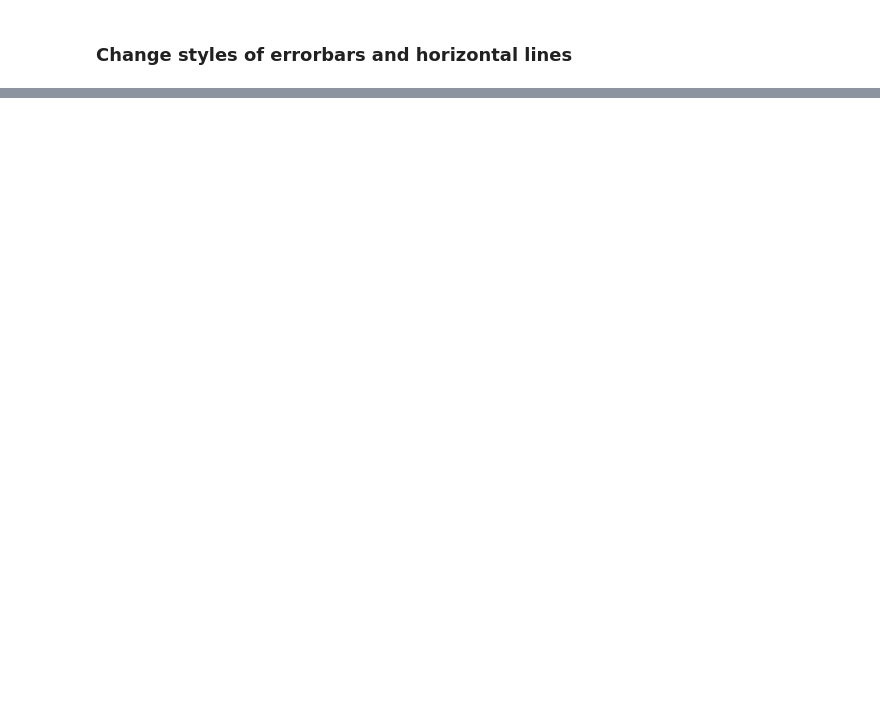
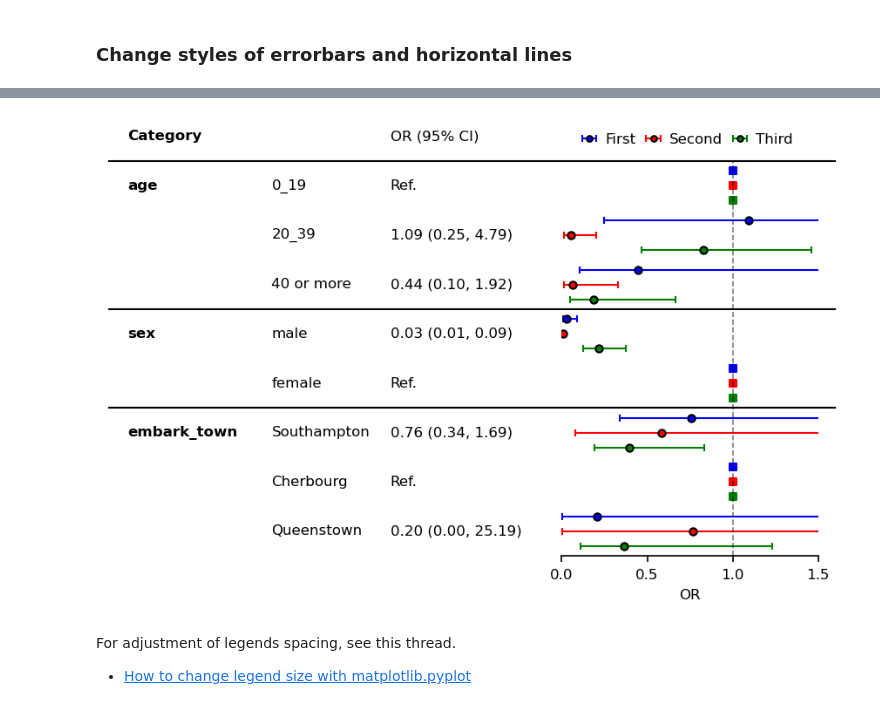
Before and after one commit to toshiakiasakura/myforestplot, a Jupyter notebook: docs/notebooks/2_gallery.ipynb, the cells around one changed output, grey strips where cells are left out. Cells and saved outputs as stored; diff of their text form; code cells hidden in the pictures; blank space fills up the shorter version.

```diff
--- a/docs/notebooks/2_gallery.ipynb
+++ b/docs/notebooks/2_gallery.ipynb
@@ -140,0 +209,66 @@ fp.horizontal_variable_separators()
+# %%
+plt.rcParams["font.size"] = 8
+errorbar_kwds = dict(fmt="o",
+                     capsize=2,
+                     lw=1,
+                     markersize=4,
+                     markeredgecolor="black",
+                     )
+ref_kwds = dict(marker="s", s=13)
+
+fp = mfp.BaseForestplot(ratio=(5,3),
+                    figsize=(7,4),
+                    dpi=150,
+                    df=df1,
+                    )
+fp.errorbar(errorbar_kwds=errorbar_kwds,
+            ref_kwds=ref_kwds,
+            y_adj=0.3,
+            errorbar_color="blue",
+            ref_color="blue",
+            label="First",
+            )
+fp.errorbar(errorbar_kwds=errorbar_kwds,
+            ref_kwds=ref_kwds,
+            df=df2,
+            y_adj=0,
+            errorbar_color="red",
+            ref_color="red",
+            label="Second",
+            )
+fp.errorbar(errorbar_kwds=errorbar_kwds,
+            ref_kwds=ref_kwds,
+            df=df3,
+            y_adj=-0.3,
+            errorbar_color="green",
+            ref_color="green",
+            label="Third",
+            )
+plt.legend(bbox_to_anchor=(-0.0,1.105),
+           loc="upper left",
+           ncol=3,
+           markerscale=0.8,
+           frameon=False,
+           handletextpad=.1,
+           columnspacing=.2)
+
+fp.ax2.set_xlim([0.0, 1.5])
+fp.ax2.set_xticks([0, 0.5, 1, 1.5])
+fp.ax2.set_xlabel("OR")
+fp.ax2.axvline(x=1, ymin=0, ymax=1.0,
+               color="black", alpha=0.5, ls="--", lw=0.8)
+
+fp.ax1.set_xlim([0.3, 1])
+fp.embed_strings("category", 0.33, header="Category",
+                 duplicate_hide=True,
+                 text_kwds=dict(fontweight="bold"),
+                 header_kwds=dict(fontweight="bold")
+                 )
+fp.embed_strings("item", 0.56, header="", replace={"age":""})
+fp.embed_strings("risk_pretty", 0.75, header="OR (95% CI)")
+fp.horizontal_variable_separators()
+# %% [output]
+[figure, added]
+# %% [markdown]
+For adjustment of legends spacing, see this thread.
+- [How to change legend size with matplotlib.pyplot](https://stackoverflow.com/questions/7125009/how-to-change-legend-size-with-matplotlib-pyplot)
```
Also changed, not shown: parts of 7 cells of this notebook, 26 other files.
